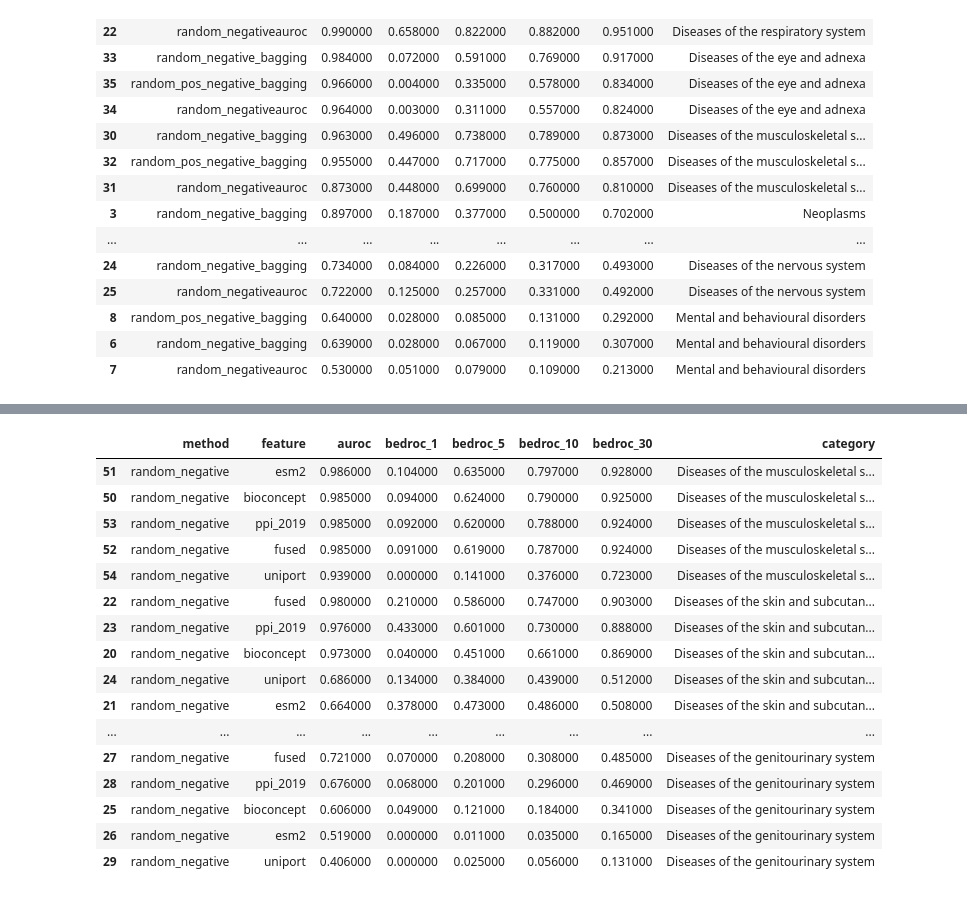
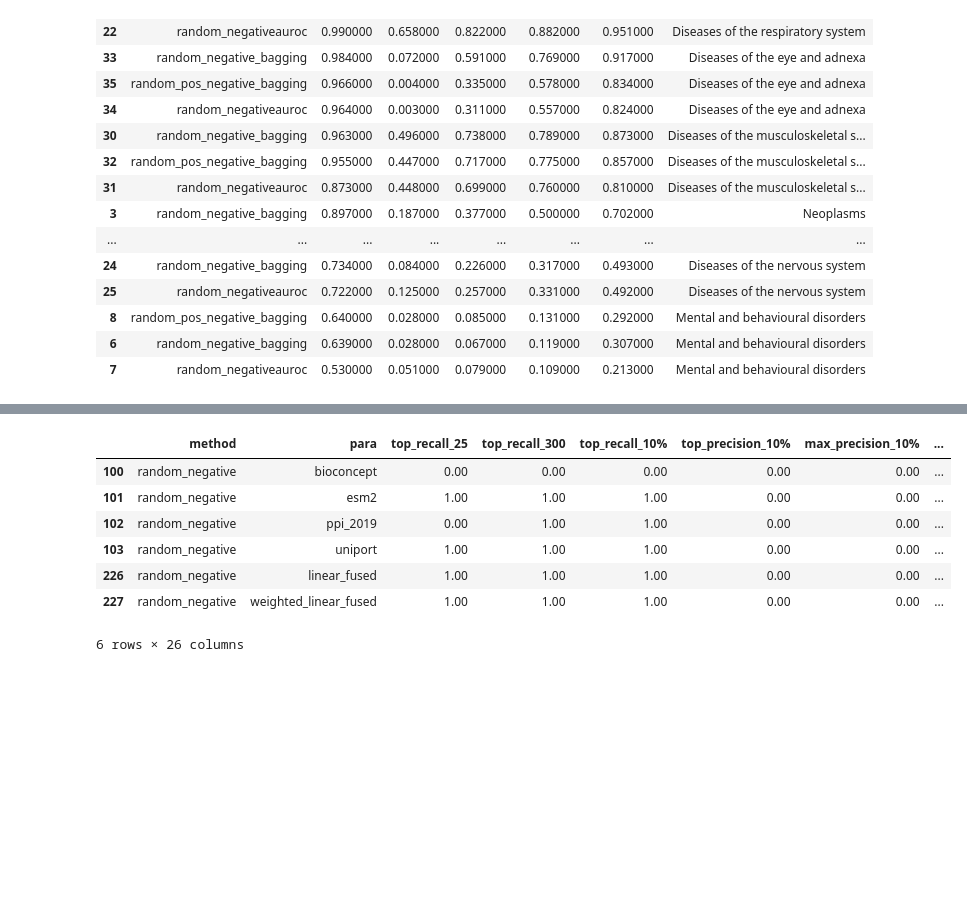
Before and after one commit to ZiyuZhang1/svm, a Jupyter notebook: codes/results_analysis_clear.ipynb, the cells around one changed output, grey strips where cells are left out. Saved outputs shown, nothing was run; the diff lists cells and outputs as text; code cells hidden in the pictures; blank space fills up the shorter version.

```diff
--- a/codes/results_analysis_clear.ipynb
+++ b/codes/results_analysis_clear.ipynb
@@ -324,20 +336,0 @@ fused_2019 = show_table(root,fused = True)
-# %%
-disease_catygory_fused(fused_2019)
-# %% [output]
-|  | method | feature | auroc | bedroc_1 | bedroc_5 | bedroc_10 | bedroc_30 | category |
-| 51 | random_negative | esm2 | 0.986000 | 0.104000 | 0.635000 | 0.797000 | 0.928000 | Diseases of the musculoskeletal s... |
-| 50 | random_negative | bioconcept | 0.985000 | 0.094000 | 0.624000 | 0.790000 | 0.925000 | Diseases of the musculoskeletal s... |
-| 53 | random_negative | ppi_2019 | 0.985000 | 0.092000 | 0.620000 | 0.788000 | 0.924000 | Diseases of the musculoskeletal s... |
-| 52 | random_negative | fused | 0.985000 | 0.091000 | 0.619000 | 0.787000 | 0.924000 | Diseases of the musculoskeletal s... |
-| 54 | random_negative | uniport | 0.939000 | 0.000000 | 0.141000 | 0.376000 | 0.723000 | Diseases of the musculoskeletal s... |
-| 22 | random_negative | fused | 0.980000 | 0.210000 | 0.586000 | 0.747000 | 0.903000 | Diseases of the skin and subcutan... |
-| 23 | random_negative | ppi_2019 | 0.976000 | 0.433000 | 0.601000 | 0.730000 | 0.888000 | Diseases of the skin and subcutan... |
-| 20 | random_negative | bioconcept | 0.973000 | 0.040000 | 0.451000 | 0.661000 | 0.869000 | Diseases of the skin and subcutan... |
-| 24 | random_negative | uniport | 0.686000 | 0.134000 | 0.384000 | 0.439000 | 0.512000 | Diseases of the skin and subcutan... |
-| 21 | random_negative | esm2 | 0.664000 | 0.378000 | 0.473000 | 0.486000 | 0.508000 | Diseases of the skin and subcutan... |
-| ... | ... | ... | ... | ... | ... | ... | ... | ... |
-| 27 | random_negative | fused | 0.721000 | 0.070000 | 0.208000 | 0.308000 | 0.485000 | Diseases of the genitourinary system |
-| 28 | random_negative | ppi_2019 | 0.676000 | 0.068000 | 0.201000 | 0.296000 | 0.469000 | Diseases of the genitourinary system |
-| 25 | random_negative | bioconcept | 0.606000 | 0.049000 | 0.121000 | 0.184000 | 0.341000 | Diseases of the genitourinary system |
-| 26 | random_negative | esm2 | 0.519000 | 0.000000 | 0.011000 | 0.035000 | 0.165000 | Diseases of the genitourinary system |
-| 29 | random_negative | uniport | 0.406000 | 0.000000 | 0.025000 | 0.056000 | 0.131000 | Diseases of the genitourinary system |
@@ -343,0 +361,11 @@ disease_catygory_fused(fused_2019)
+# %%
+full_fused_2019[full_fused_2019['disease']=='ICD10_I63']
+# %% [output]
+|  | method | para | top_recall_25 | top_recall_300 | top_recall_10% | top_precision_10% | max_precision_10% | ... |
+| 100 | random_negative | bioconcept | 0.00 | 0.00 | 0.00 | 0.00 | 0.00 | ... |
+| 101 | random_negative | esm2 | 1.00 | 1.00 | 1.00 | 0.00 | 0.00 | ... |
+| 102 | random_negative | ppi_2019 | 0.00 | 1.00 | 1.00 | 0.00 | 0.00 | ... |
+| 103 | random_negative | uniport | 1.00 | 1.00 | 1.00 | 0.00 | 0.00 | ... |
+| 226 | random_negative | linear_fused | 1.00 | 1.00 | 1.00 | 0.00 | 0.00 | ... |
+| 227 | random_negative | weighted_linear_fused | 1.00 | 1.00 | 1.00 | 0.00 | 0.00 | ... |
+6 rows × 26 columns
```
Also changed, not shown: parts of 8 cells of this notebook, 4 other files.
